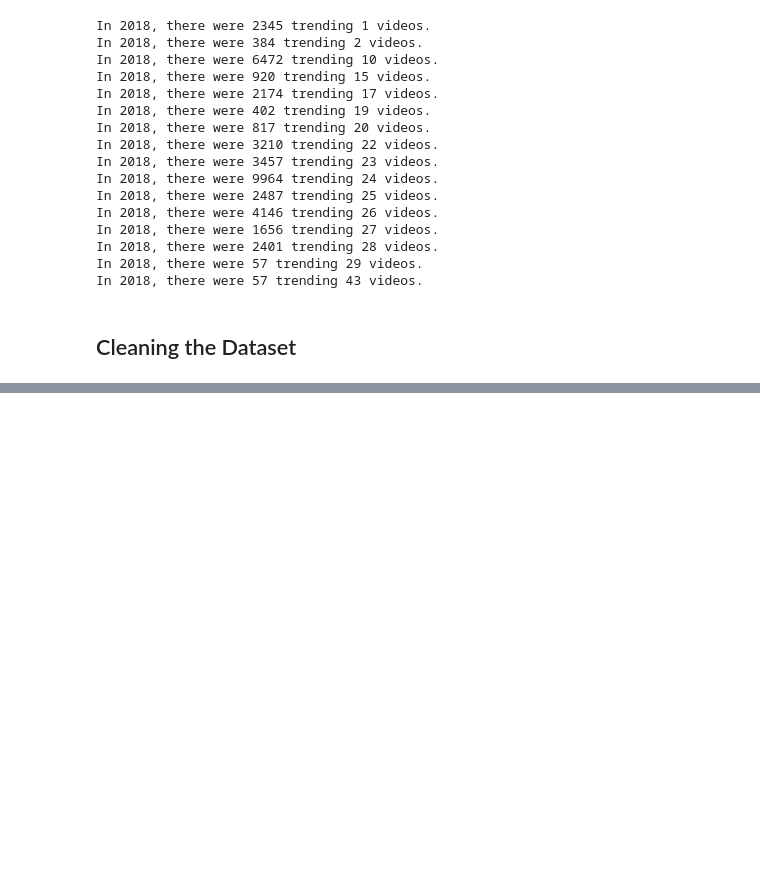
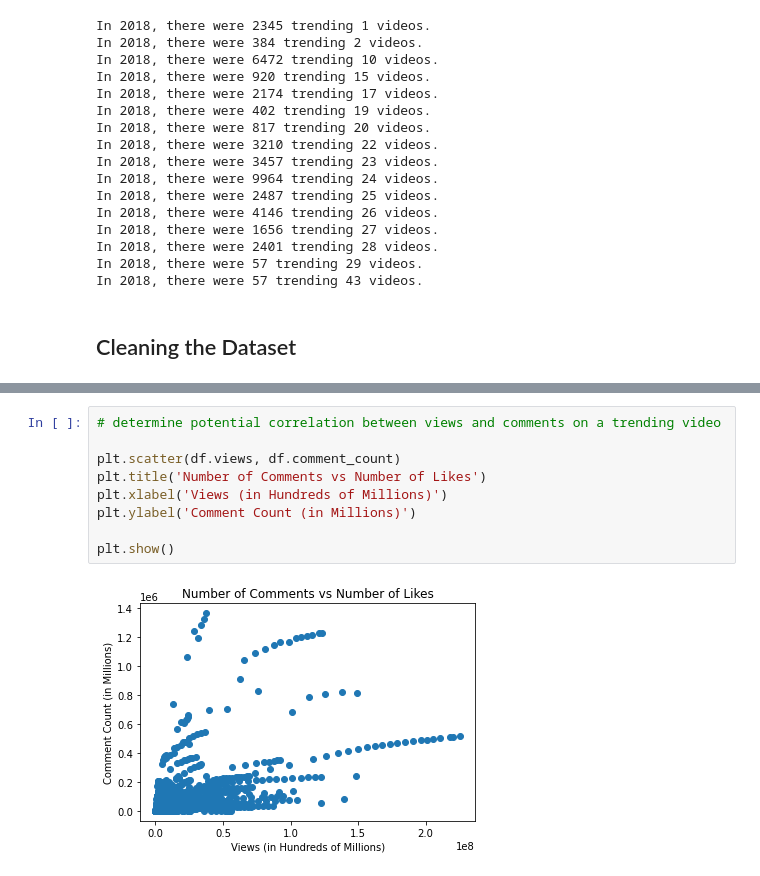
Before and after one commit to jenyintaylor/MLiP_Group, a Jupyter notebook: Lab 1/Lab1.ipynb, the cells around one changed output, grey strips where cells are left out. Drawn from its saved outputs; the diff is of its cells as text; blank space fills up the shorter version.

```diff
--- a/Lab 1/Lab1.ipynb
+++ b/Lab 1/Lab1.ipynb
@@ -104,0 +136,11 @@ In 2018, there were 57 trending 43 videos.
+# %%
+# determine potential correlation between views and comments on a trending video
+
+plt.scatter(df.views, df.comment_count)
+plt.title('Number of Comments vs Number of Likes')
+plt.xlabel('Views (in Hundreds of Millions)')
+plt.ylabel('Comment Count (in Millions)')
+
+plt.show()
+# %% [output]
+[figure, added]
```
Also changed, not shown: parts of 3 cells of this notebook.
